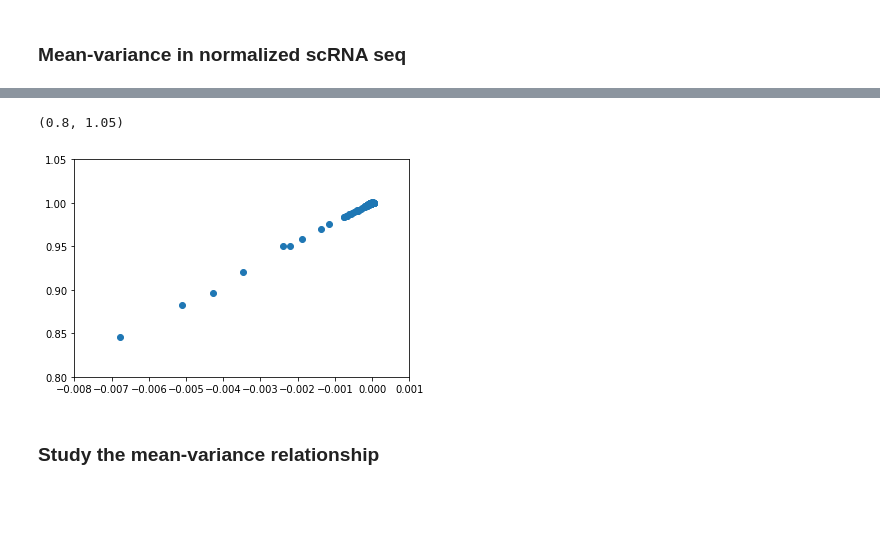
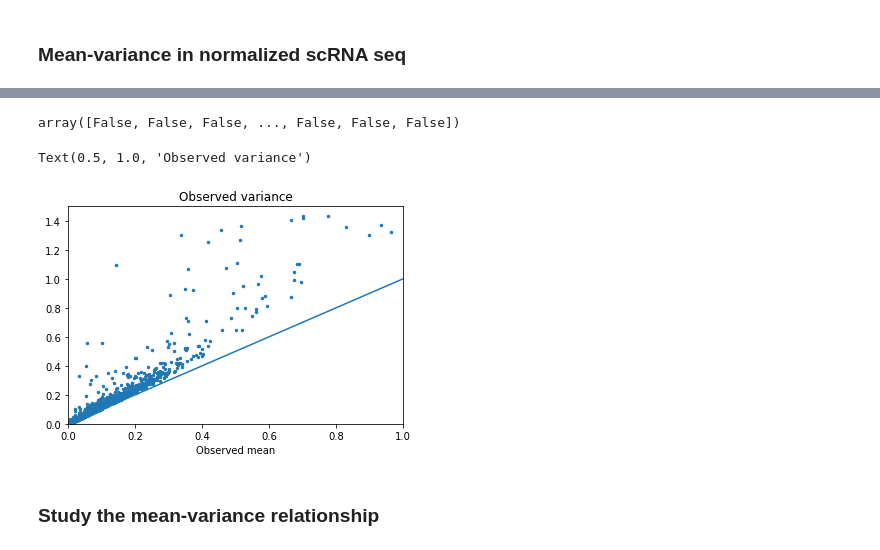
Before and after one commit to yelabucsf/scrna-parameter-estimation, a Jupyter notebook: examples/interferon_stimulation/interferon_stimulation_analysis.ipynb, the cells around one changed output, grey strips where cells are left out. Drawn from its saved outputs; the diff is of its cells as text; code cells hidden in the pictures; blank space fills up the shorter version.

```diff
--- a/examples/interferon_stimulation/interferon_stimulation_analysis.ipynb
+++ b/examples/interferon_stimulation/interferon_stimulation_analysis.ipynb
@@ -194,9 +188,11 @@ sc.pp.normalize_per_cell(adata_norm, counts_per_cell_after=1e4)
 sc.pp.log1p(adata_norm)
 # %%
 sc.pp.scale(adata_norm, max_value=10)
+# %%
+adata_cd4 = adata[adata.obs.cell_type == 'CD4 T cells - stim'].copy()
 # %%
-raw_mean = adata.X.mean(axis=0)
-raw_var = adata.X.mean(axis=0)
+raw_mean = adata_cd4.X.mean(axis=0).A1
+raw_var = (adata_cd4.X.toarray()**2).mean(axis=0)
 # %%
 mean = adata_norm.X.mean(axis=0)
 var = adata_norm.X.var(axis=0)
@@ -208,10 +199,17 @@ plt.scatter(raw_mean.A1, raw_var.A1)
-# %%
-plt.scatter(mean, var)
-plt.xlim(-0.008, 0.001)
-plt.ylim(0.8, 1.05)
-# %% [output]
-(0.8, 1.05)
-[figure, removed]
+# %%
+(raw_mean == raw_var)
+# %% [output]
+array([False, False, False, ..., False, False, False])
+# %%
+plt.scatter(raw_mean, adata_cd4.X.toarray().var(axis=0), s=6)
+plt.plot([0, 1], [0, 1])
+plt.xlim(0, 1);
+plt.ylim(0, 1.5)
+plt.xlabel('Observed mean');
+plt.title('Observed variance')
+# %% [output]
+Text(0.5, 1.0, 'Observed variance')
+[figure, added]
 # %% [markdown]
 ### Study the mean-variance relationship
 # %%
```
Also changed, not shown: parts of 75 cells of this notebook, 1 other file.
